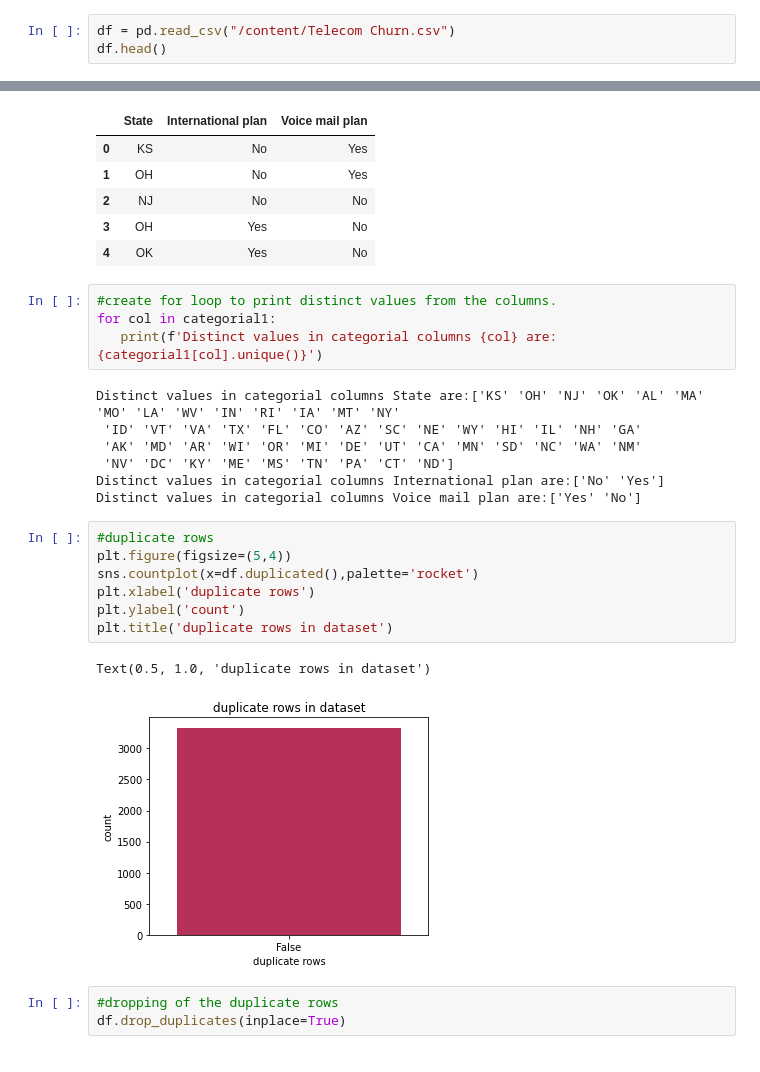
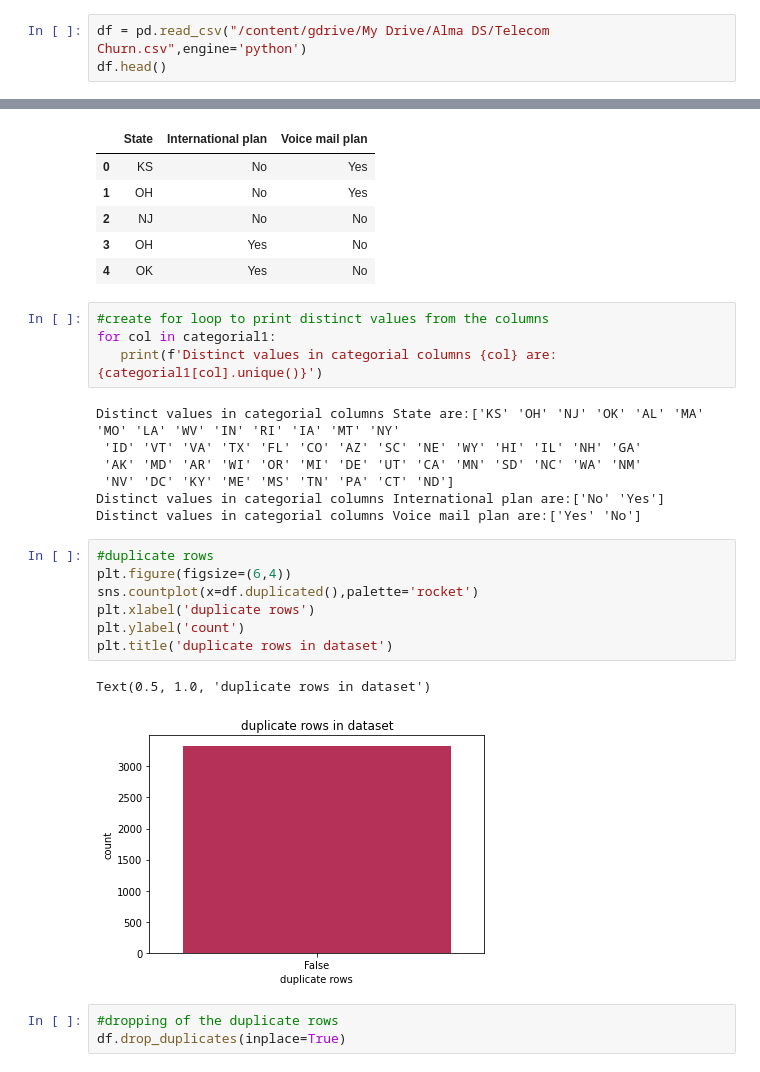
Before and after one commit to nikita-1095/EDA-Telecom-Churn-Analysis, a Jupyter notebook: Nikita_W_Telecom_Churn_Analysis_Capstone_Project.ipynb, the cells around one changed output, grey strips where cells are left out. Cells and saved outputs as stored; diff of their text form.

```diff
--- a/Nikita_W_Telecom_Churn_Analysis_Capstone_Project.ipynb
+++ b/Nikita_W_Telecom_Churn_Analysis_Capstone_Project.ipynb
@@ -15,5 +20,5 @@ warnings.filterwarnings('ignore')
 # %%
-df = pd.read_csv("/content/Telecom Churn.csv")
+df = pd.read_csv("/content/gdrive/My Drive/Alma DS/Telecom Churn.csv",engine='python')
 df.head()
 # %% [output]
 |  | State | Account length | Area code | International plan | Voice mail plan | Number vmail messages | ... |
@@ -236,7 +203,7 @@ categorial1.head()
 | 3 | OH | Yes | No |
 | 4 | OK | Yes | No |
 # %%
-#create for loop to print distinct values from the columns.
+#create for loop to print distinct values from the columns
 for col in categorial1:
    print(f'Distinct values in categorial columns {col} are:{categorial1[col].unique()}')
 # %% [output]
@@ -248,14 +215,14 @@ Distinct values in categorial columns International plan are:['No' 'Yes']
 Distinct values in categorial columns Voice mail plan are:['Yes' 'No']
 # %%
 #duplicate rows
-plt.figure(figsize=(5,4))
+plt.figure(figsize=(6,4))
 sns.countplot(x=df.duplicated(),palette='rocket')
 plt.xlabel('duplicate rows')
 plt.ylabel('count')
 plt.title('duplicate rows in dataset')
 # %% [output]
 Text(0.5, 1.0, 'duplicate rows in dataset')
-[figure, old version]
+[figure, new version]
 # %%
 #dropping of the duplicate rows
 df.drop_duplicates(inplace=True)
```
Also changed, not shown: parts of 24 cells of this notebook.
